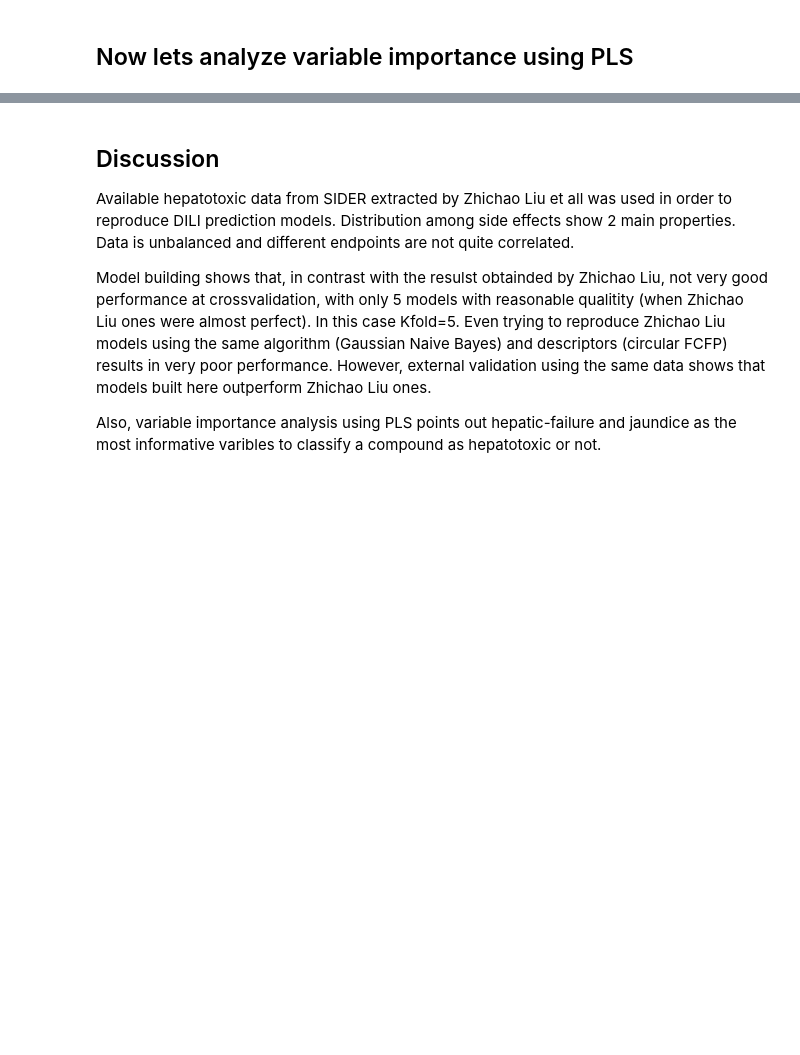
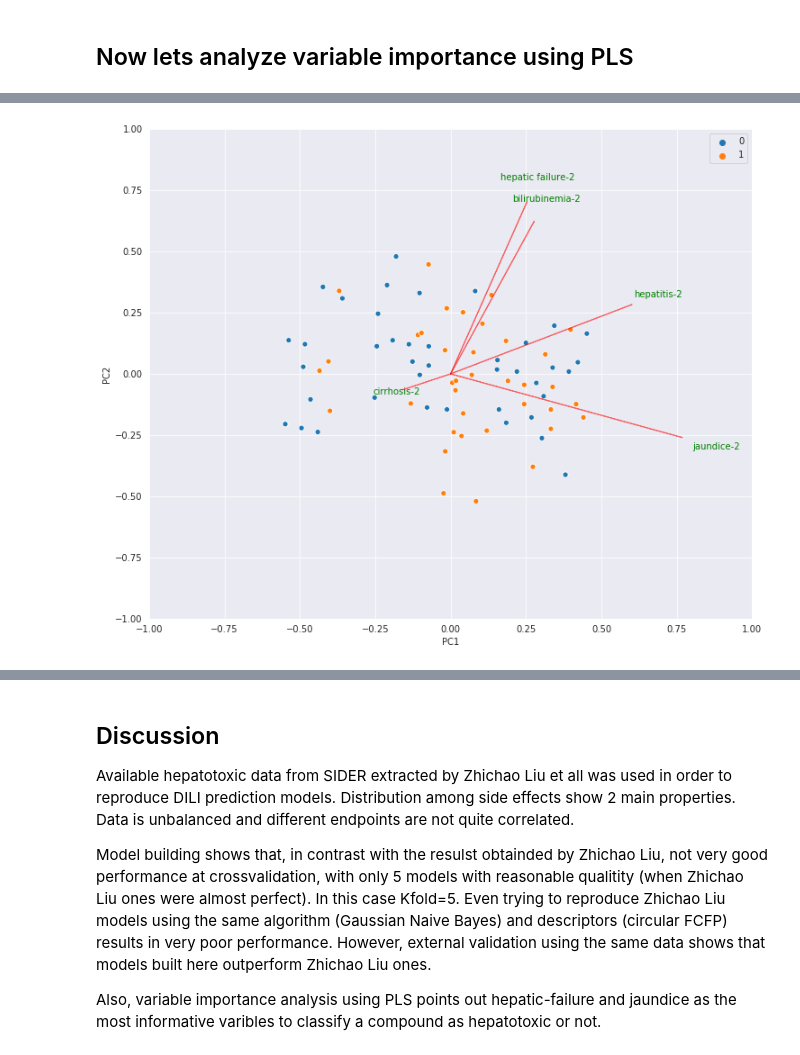
Before and after one commit to josecarlosgomezt/DILI_clinical_models, a Jupyter notebook: TONG_article_modeling.ipynb, the cells around one changed output, grey strips where cells are left out. Drawn from its saved outputs; the diff is of its cells as text; code cells hidden in the pictures; blank space fills up the shorter version.

```diff
--- a/TONG_article_modeling.ipynb
+++ b/TONG_article_modeling.ipynb
@@ -414,0 +474,4 @@ Spec:  1.0
+# %%
+# Get prediction of a set of compounds for a given list of models. Endpoint and version column names
+# needed. Returns a dataframe with predictions for each endpoint as columns
+pred_pfizer = get_predictions(model_list, 'pfizer_val.sdf', 'Endpoint', 'version')
@@ -414,0 +539,2 @@ Spec:  1.0
+# %%
+pfizer_consensus = get_consensus(pred_pfizer)
@@ -414,0 +547,9 @@ Spec:  1.0
+# %%
+# Create a new dataframe with consensus predictions and experimental values
+results_pfizer = pd.DataFrame()
+results_pfizer['pfizer'] = pfizer_val['DILI positive/negative as observed'].astype(np.int)
+results_pfizer['pred'] = pfizer_consensus
+print(len(results_pfizer))
+# Discard compounds out of the AD
+ad_in = results_pfizer[results_pfizer['pred'] != 2]
+print(len(ad_in))
@@ -465,0 +708,12 @@ array([[-0.12940725,  0.22230782],
+# %%
+X = pred_pfizer.values
+Y = results_pfizer['pfizer'].values
+pls = PLSRegression(n_components=2)
+projection = pls.fit_transform(X=X,y=Y)
+score = projection[0][:, 0:2]
+coeff = pls.x_loadings_
+labels = pred_pfizer.columns
+create_loadings_plot(score, coeff, labels)
+pfizer_pls_coef = pls.coef_
+# %% [output]
+[figure, added]
```
Also changed, not shown: parts of 126 cells of this notebook.
